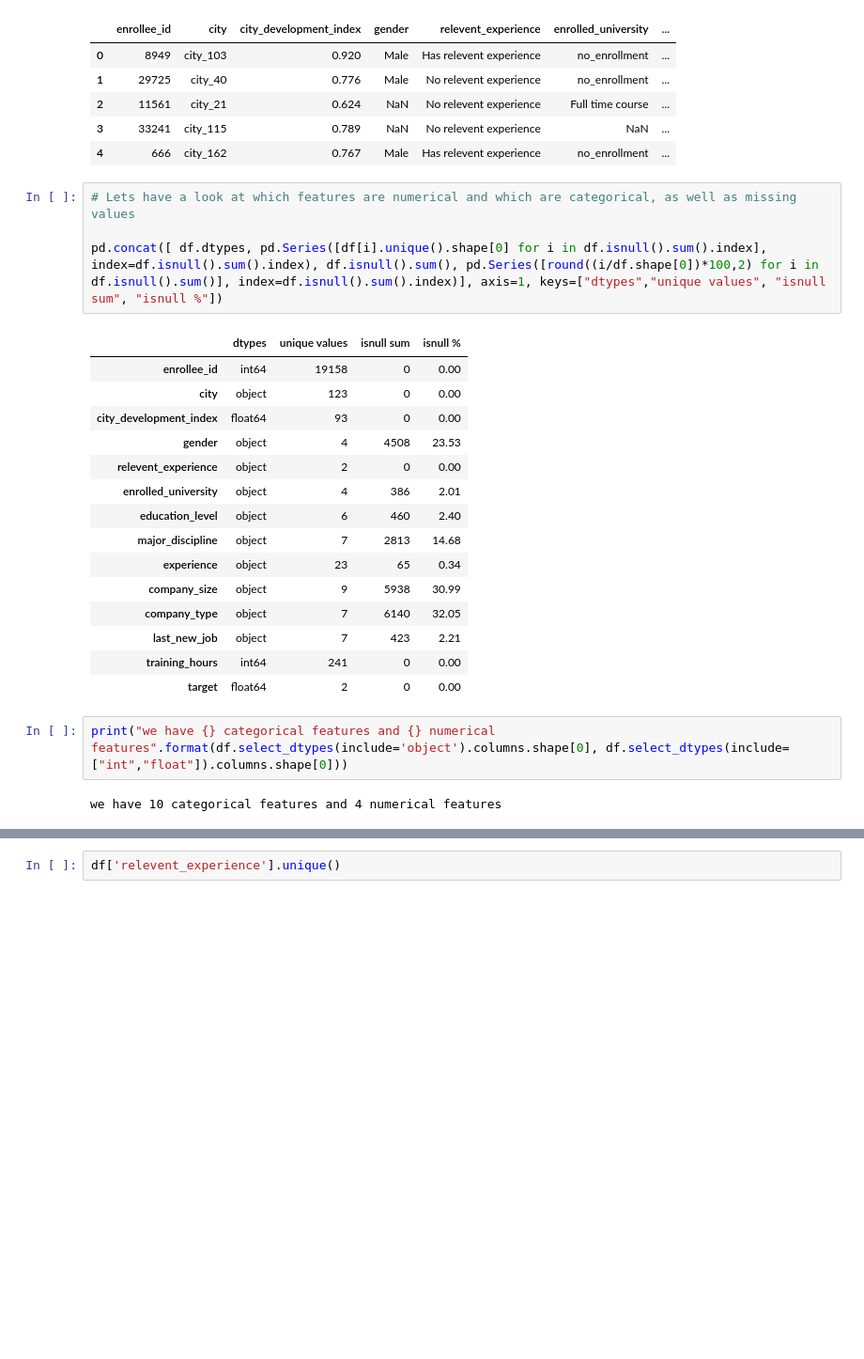
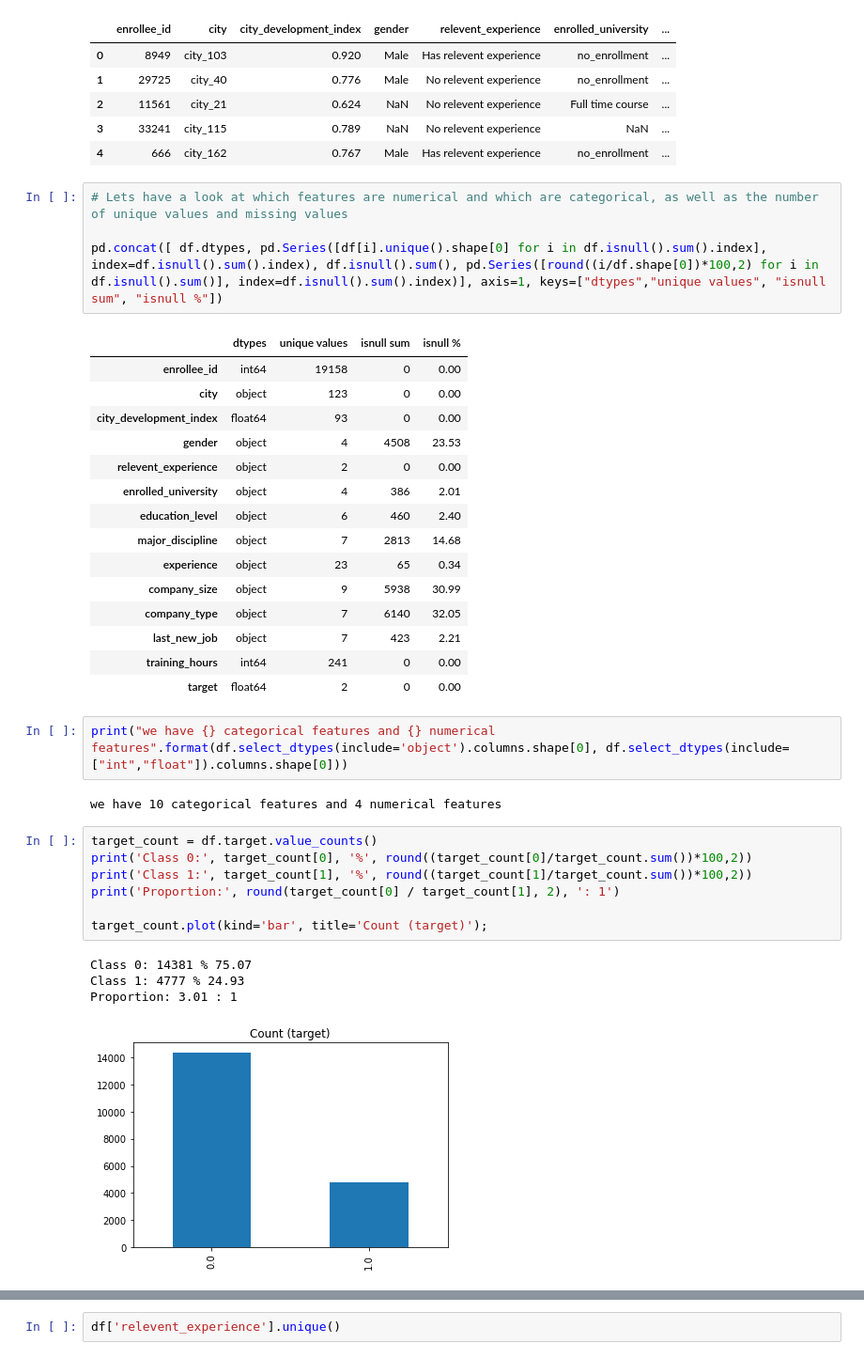
Before and after one commit to elenacramer/HR_Analysis, a Jupyter notebook: hr_analytics_ED.ipynb, the cells around one changed output, grey strips where cells are left out. Shown: that part at 94% size. Drawn from its saved outputs; the diff is of its cells as text; blank space fills up the shorter version.

```diff
--- a/hr_analytics_ED.ipynb
+++ b/hr_analytics_ED.ipynb
@@ -22,7 +23,7 @@ df.head()
 | 3 | 33241 | city_115 | 0.789 | NaN | No relevent experience | NaN | ... |
 | 4 | 666 | city_162 | 0.767 | Male | Has relevent experience | no_enrollment | ... |
 # %%
-# Lets have a look at which features are numerical and which are categorical, as well as missing values
+# Lets have a look at which features are numerical and which are categorical, as well as the number of unique values and missing values
 
 pd.concat([ df.dtypes, pd.Series([df[i].unique().shape[0] for i in df.isnull().sum().index], index=df.isnull().sum().index), df.isnull().sum(), pd.Series([round((i/df.shape[0])*100,2) for i in df.isnull().sum()], index=df.isnull().sum().index)], axis=1, keys=["dtypes","unique values", "isnull sum", "isnull %"])
 # %% [output]
@@ -45,5 +46,17 @@ pd.concat([ df.dtypes, pd.Series([df[i].unique().shape[0] for i in df.isnull().s
 print("we have {} categorical features and {} numerical features".format(df.select_dtypes(include='object').columns.shape[0], df.select_dtypes(include=["int","float"]).columns.shape[0]))
 # %% [output]
 we have 10 categorical features and 4 numerical features
+# %%
+target_count = df.target.value_counts()
+print('Class 0:', target_count[0], '%', round((target_count[0]/target_count.sum())*100,2))
+print('Class 1:', target_count[1], '%', round((target_count[1]/target_count.sum())*100,2))
+print('Proportion:', round(target_count[0] / target_count[1], 2), ': 1')
+
+target_count.plot(kind='bar', title='Count (target)');
+# %% [output]
+Class 0: 14381 % 75.07
+Class 1: 4777 % 24.93
+Proportion: 3.01 : 1
+[figure, added]
 # %%
 # We see right away that we can make the feature city numerical by removing the string "city_"
```
Also changed, not shown: parts of 9 cells of this notebook, 1 other file.
